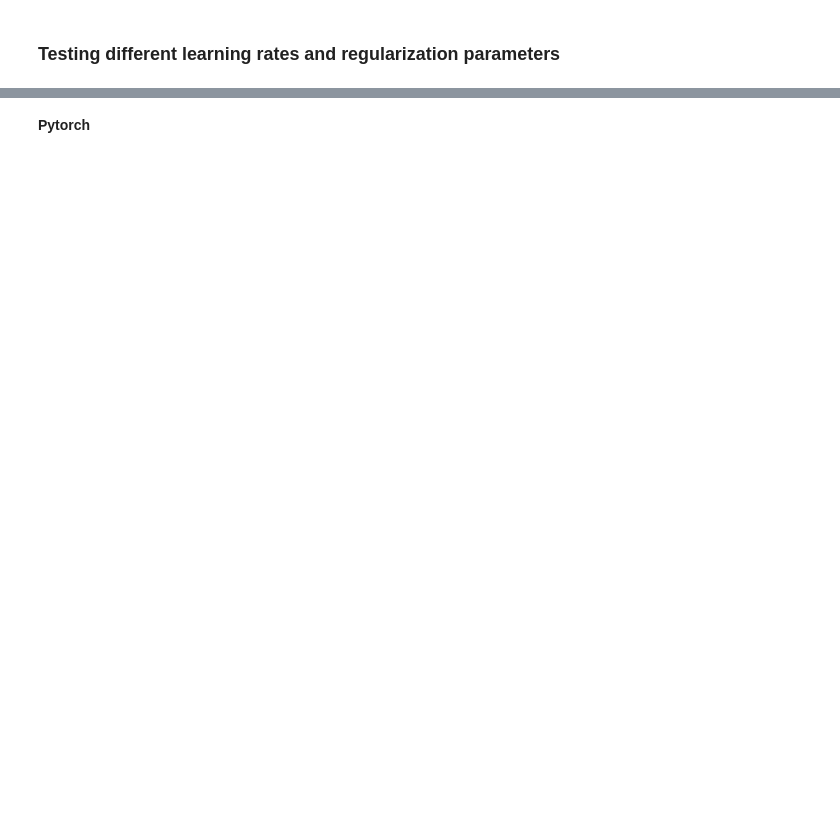
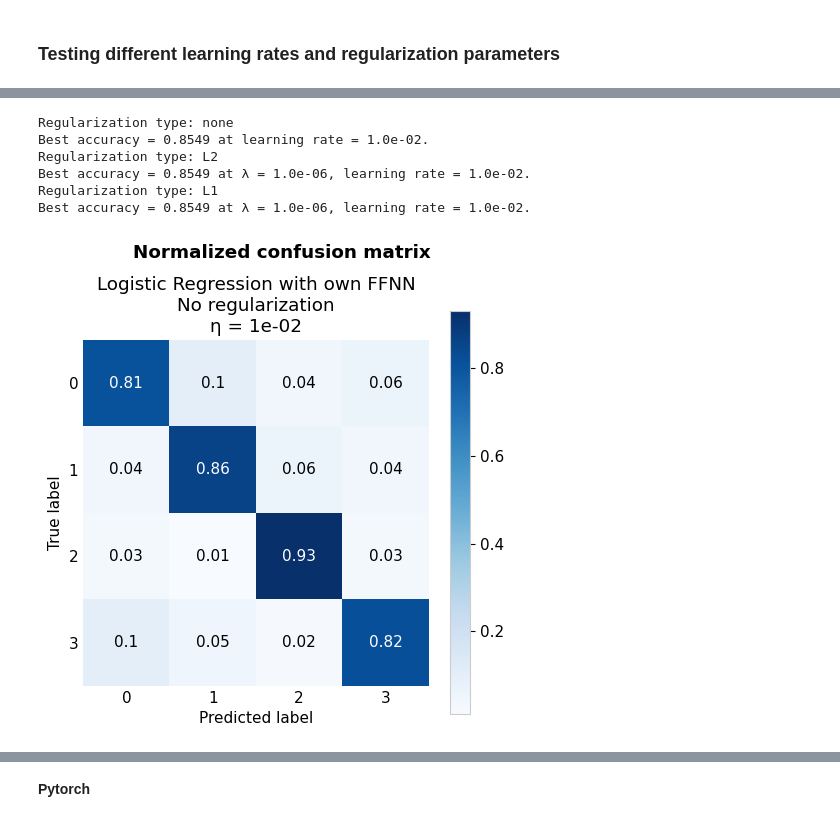
Before and after one commit to kjes4pres/Project_3_FYSSTK, a Jupyter notebook: Code/main/LogisticRegression.ipynb, the cells around one changed output, grey strips where cells are left out. Drawn from its saved outputs; the diff is of its cells as text; code cells hidden in the pictures; blank space fills up the shorter version.

```diff
--- a/Code/main/LogisticRegression.ipynb
+++ b/Code/main/LogisticRegression.ipynb
@@ -538,0 +315,32 @@ plt.show()
+# %%
+# find the optimal model parameters
+
+matrix_list = [acc_test_matrix_no_reg[:,np.newaxis], acc_test_matrix_L2, acc_test_matrix_L1]
+reg_types = ["none", "L2", "L1"]
+
+for k in range(3):
+    matrix = matrix_list[k]
+    reg_type = reg_types[k]
+
+    print("Regularization type: " + reg_type)
+
+    i, j = np.unravel_index(np.argmax(matrix), matrix.shape) #index of the highest value in the matrix
+    value = matrix[i, j] # highest accuracy in the model
+
+    if reg_type == "none":
+        best_eta = etas[i] # corresponding eta
+
+        print(fr"Best accuracy = {value:.4f} at learning rate = {best_eta:.0e}.")
+
+    else:
+        best_lambda = lambdas[j] # corresponding lambda
+        best_eta = etas[i] # corresponding eta
+
+        print(fr"Best accuracy = {value:.4f} at λ = {best_lambda:.0e}, learning rate = {best_eta:.0e}.")
+# %% [output]
+Regularization type: none
+Best accuracy = 0.8549 at learning rate = 1.0e-02.
+Regularization type: L2
+Best accuracy = 0.8549 at λ = 1.0e-06, learning rate = 1.0e-02.
+Regularization type: L1
+Best accuracy = 0.8549 at λ = 1.0e-06, learning rate = 1.0e-02.
@@ -538,0 +376,22 @@ plt.show()
+# %%
+# plot confusion matrix for the best-performing model (for test data)
+
+# convert back from one-hot predictions
+t_test_labels = np.argmax(t_test, axis=1)
+
+fig, ax = plt.subplots(figsize=(5,5))
+skplt.metrics.plot_confusion_matrix(t_test_labels, pred_class, normalize=True, ax=ax)
+
+for spine in ax.spines.values():
+    spine.set_visible(False)
+ax.tick_params(color="none", length=0)
+cbar_ax = fig.axes[1]
+cbar_ax.spines["outline"].set_edgecolor("0.8")
+
+plt.title(f"Logistic Regression with own FFNN\nNo regularization\nη = {best_eta:.0e}")# \nλ = {best_lmb:.0e}")
+plt.suptitle("Normalized confusion matrix", fontweight = "bold")
+plt.tight_layout()
+fig.savefig(f"{figpath}/FFNN_Logistic_Regression_Confusion_Matrix1.pdf", dpi=200, bbox_inches="tight")
+plt.show()
+# %% [output]
+[figure, added]
```
Also changed, not shown: parts of 39 cells of this notebook, 12 other files.
